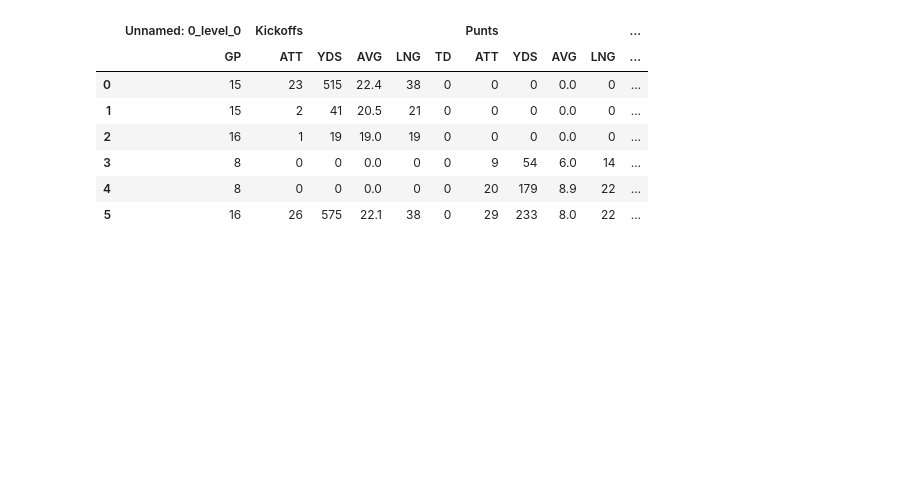
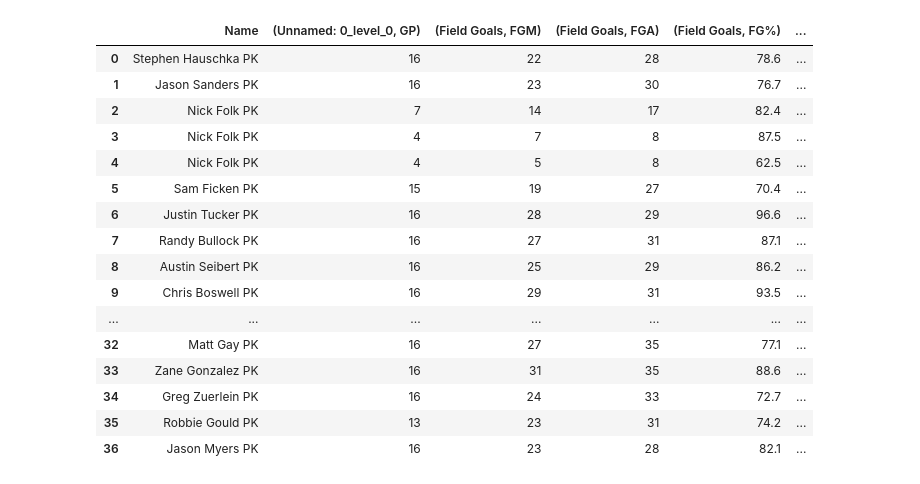
Before and after one commit to nberman12/NFL-ETL-Project, a Jupyter notebook: Daniel/ESPN_NFL_stats.ipynb, the cells around one changed output. Drawn from its saved outputs; the diff is of its cells as text; code cells hidden in the pictures; blank space fills up the shorter version.

Commit message:
data pulled into dataframes

```diff
--- a/Daniel/ESPN_NFL_stats.ipynb
+++ b/Daniel/ESPN_NFL_stats.ipynb
@@ -21,6 +21,8 @@ for i in range(0,len(df.Team)):
     table=pd.read_html(url)
 
     #collecting 12 tables
+    if table[0].keys()[0]!='Name':
+        table[0].T.reset_index().T.reset_index().drop(columns=['index']).rename(columns={0:"Name"})
     if len(table[0])<2 or table[0].keys()[0]!='Name':
         table[0][table[14].keys()[0]]=table[0].keys()[0]
         table[0]=table[0].rename(columns={table[0].keys()[0]:"Name"})
@@ -31,6 +33,8 @@ for i in range(0,len(df.Team)):
         passing_df.drop(passing_df.tail(1).index,inplace=True)
     passing_df.reset_index()
 
+    if table[2].keys()[0]!='Name':
+        table[2].T.reset_index().T.reset_index().drop(columns=['index']).rename(columns={0:"Name"})
     if len(table[2])<2 or table[2].keys()[0]!='Name':
         table[2][table[14].keys()[0]]=table[2].keys()[0]
         table[2]=table[2].rename(columns={table[2].keys()[0]:"Name"})
@@ -41,6 +45,8 @@ for i in range(0,len(df.Team)):
         rushing_df.drop(rushing_df.tail(1).index,inplace=True)
     rushing_df.reset_index()
 
+    if table[4].keys()[0]!='Name':
+        table[4].T.reset_index().T.reset_index().drop(columns=['index']).rename(columns={0:"Name"})
     if len(table[4])<2 or table[4].keys()[0]!='Name':
         table[4][table[4].keys()[0]]=table[4].keys()[0]
         table[4]=table[4].rename(columns={table[4].keys()[0]:"Name"})
@@ -51,6 +57,8 @@ for i in range(0,len(df.Team)):
         receiving_df.drop(receiving_df.tail(1).index,inplace=True)
     receiving_df.reset_index()
 
+    if table[6].keys()[0]!='Name':
+        table[6].T.reset_index().T.reset_index().drop(columns=['index']).rename(columns={0:"Name"})
     if len(table[6])<2 or table[6].keys()[0]!='Name':
         table[6][table[6].keys()[0]]=table[6].keys()[0]
         table[6]=table[6].rename(columns={table[6].keys()[0]:"Name"})
@@ -61,6 +69,8 @@ for i in range(0,len(df.Team)):
         defense_df.drop(defense_df.tail(1).index,inplace=True)
     defense_df.reset_index()
 
+    if table[8].keys()[0]!='Name':
+        table[8].T.reset_index().T.reset_index().drop(columns=['index']).rename(columns={0:"Name"})
     if len(table[8])<2 or table[8].keys()[0]!='Name':
         table[8][table[8].keys()[0]]=table[8].keys()[0]
         table[8]=table[8].rename(columns={table[8].keys()[0]:"Name"})
@@ -71,6 +81,8 @@ for i in range(0,len(df.Team)):
         scoring_df.drop(scoring_df.tail(1).index,inplace=True)
     scoring_df.reset_index()
 
+    if table[10].keys()[0]!='Name':
+        table[10].T.reset_index().T.reset_index().drop(columns=['index']).rename(columns={0:"Name"})
     if len(table[10])<2 or table[10].keys()[0]!='Name':
         table[10][table[10].keys()[0]]=table[10].keys()[0]
         table[10]=table[10].rename(columns={table[10].keys()[0]:"Name"})
@@ -81,6 +93,8 @@ for i in range(0,len(df.Team)):
         returning_df.drop(returning_df.tail(1).index,inplace=True)
     returning_df.reset_index()
 
+    if table[12].keys()[0]!='Name':
+        table[12].T.reset_index().T.reset_index().drop(columns=['index']).rename(columns={0:"Name"})
     if len(table[12])<2 or  table[12].keys()[0]!='Name':
         table[12][table[12].keys()[0]]=table[12].keys()[0]
         table[12]=table[12].rename(columns={table[12].keys()[0]:"Name"})
@@ -91,6 +105,8 @@ for i in range(0,len(df.Team)):
     if len(table[12])>1:
         kicking_df.drop(kicking_df.tail(1).index,inplace=True)
 
+    if table[14].keys()[0]!='Name':
+        table[14].T.reset_index().T.reset_index().drop(columns=['index']).rename(columns={0:"Name"})
     if len(table[14])<2 or table[14].keys()[0]!='Name':
         table[14][table[14].keys()[0]]=table[14].keys()[0]
         table[14]=table[14].rename(columns={table[14].keys()[0]:"Name"})
@@ -114,11 +134,18 @@ for i in range(0,len(df.Team)):
 # %%
+master_passing=master_passing.reset_index(drop=True)
+master_rushing=master_rushing.reset_index(drop=True)
+master_receiving=master_receiving.reset_index(drop=True)
+master_defense=master_defense.reset_index(drop=True)
+master_scoring=master_scoring.reset_index(drop=True)
+master_returning=master_returning.reset_index(drop=True)
+master_kicking=master_kicking.reset_index(drop=True)
+master_punting=master_punting.reset_index(drop=True)
+
 master_passing.to_csv("stats/passing.csv")
 master_rushing.to_csv("stats/rushing.csv")
 master_receiving.to_csv("stats/receiving.csv")
-
 master_defense.to_csv("stats/defense.csv")
 master_scoring.to_csv("stats/scoring.csv")
 master_returning.to_csv("stats/returning.csv")
-
 master_kicking.to_csv("stats/kicking.csv")
 master_punting.to_csv("stats/punting.csv")
@@ -153,11 +152,20 @@ kicking_df
-# %%
-table[11]
-# %% [output]
-|  | Unnamed: 0_level_0 | Kickoffs |  |  |  |  | Punts |  |  |  | ... |
-|  | GP | ATT | YDS | AVG | LNG | TD | ATT | YDS | AVG | LNG | ... |
-| 0 | 15 | 23 | 515 | 22.4 | 38 | 0 | 0 | 0 | 0.0 | 0 | ... |
-| 1 | 15 | 2 | 41 | 20.5 | 21 | 0 | 0 | 0 | 0.0 | 0 | ... |
-| 2 | 16 | 1 | 19 | 19.0 | 19 | 0 | 0 | 0 | 0.0 | 0 | ... |
-| 3 | 8 | 0 | 0 | 0.0 | 0 | 0 | 9 | 54 | 6.0 | 14 | ... |
-| 4 | 8 | 0 | 0 | 0.0 | 0 | 0 | 20 | 179 | 8.9 | 22 | ... |
-| 5 | 16 | 26 | 575 | 22.1 | 38 | 0 | 29 | 233 | 8.0 | 22 | ... |
+# %%
+master_kicking
+# %% [output]
+|  | Name | (Unnamed: 0_level_0, GP) | (Field Goals, FGM) | (Field Goals, FGA) | (Field Goals, FG%) | ... |
+| 0 | Stephen Hauschka PK | 16 | 22 | 28 | 78.6 | ... |
+| 1 | Jason Sanders PK | 16 | 23 | 30 | 76.7 | ... |
+| 2 | Nick Folk PK | 7 | 14 | 17 | 82.4 | ... |
+| 3 | Nick Folk PK | 4 | 7 | 8 | 87.5 | ... |
+| 4 | Nick Folk PK | 4 | 5 | 8 | 62.5 | ... |
+| 5 | Sam Ficken PK | 15 | 19 | 27 | 70.4 | ... |
+| 6 | Justin Tucker PK | 16 | 28 | 29 | 96.6 | ... |
+| 7 | Randy Bullock PK | 16 | 27 | 31 | 87.1 | ... |
+| 8 | Austin Seibert PK | 16 | 25 | 29 | 86.2 | ... |
+| 9 | Chris Boswell PK | 16 | 29 | 31 | 93.5 | ... |
+| ... | ... | ... | ... | ... | ... | ... |
+| 32 | Matt Gay PK | 16 | 27 | 35 | 77.1 | ... |
+| 33 | Zane Gonzalez PK | 16 | 31 | 35 | 88.6 | ... |
+| 34 | Greg Zuerlein PK | 16 | 24 | 33 | 72.7 | ... |
+| 35 | Robbie Gould PK | 13 | 23 | 31 | 74.2 | ... |
+| 36 | Jason Myers PK | 16 | 23 | 28 | 82.1 | ... |
```
Also changed, not shown: parts of 3 cells of this notebook, 12 other files.
